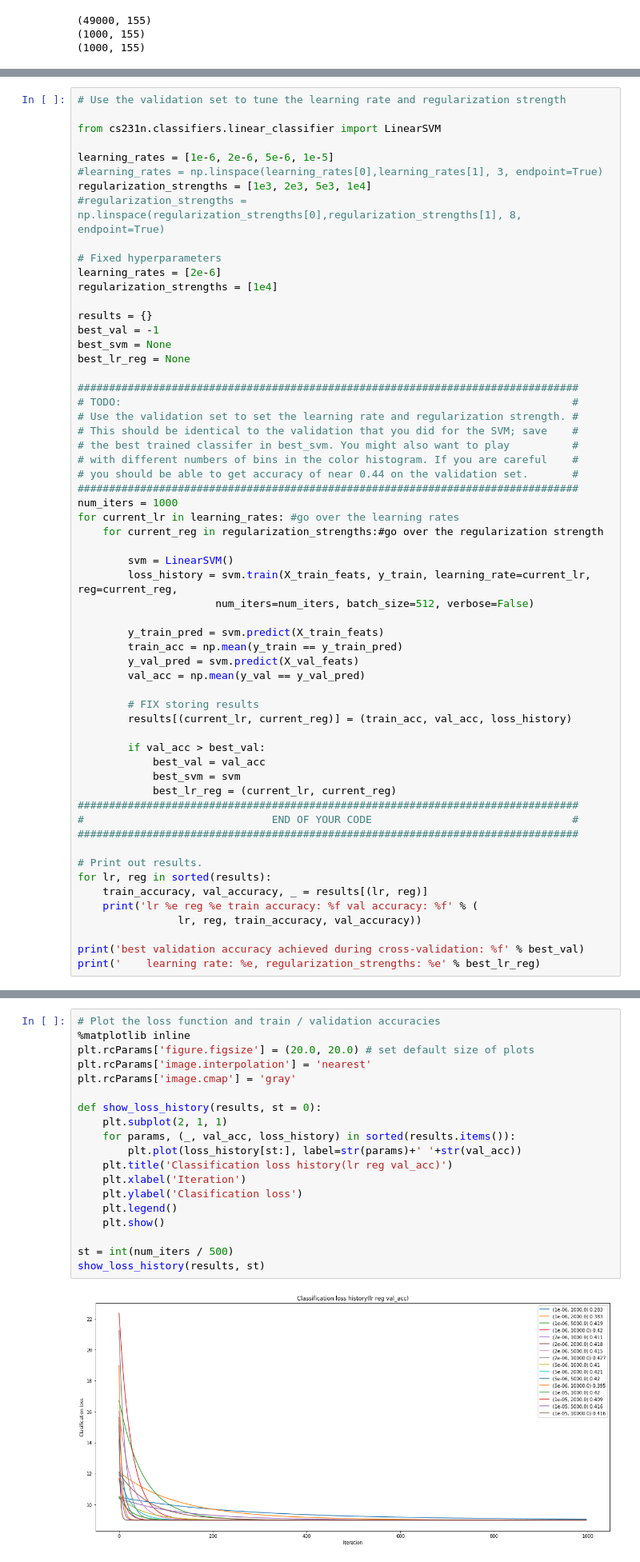
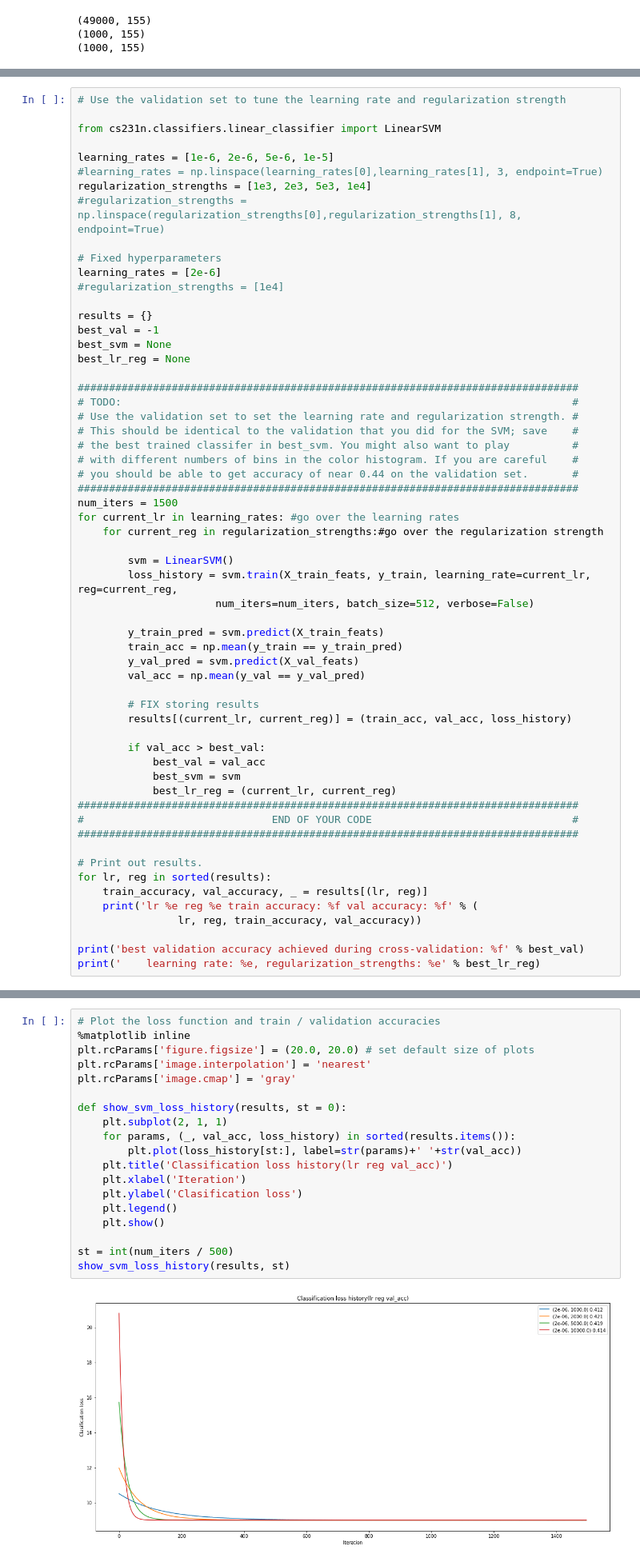
Before and after one commit to jundanl/CS231n_2018, a Jupyter notebook: assignment1/features.ipynb, the cells around one changed output, grey strips where cells are left out. Shown at 80% size. Saved outputs shown, nothing was run; the diff lists cells and outputs as text.

```diff
--- a/assignment1/features.ipynb
+++ b/assignment1/features.ipynb
@@ -141,7 +141,7 @@ regularization_strengths = [1e3, 2e3, 5e3, 1e4]
 
 # Fixed hyperparameters
 learning_rates = [2e-6]
-regularization_strengths = [1e4]
+#regularization_strengths = [1e4]
 
 results = {}
 best_val = -1
@@ -156,7 +156,7 @@ best_lr_reg = None
 # with different numbers of bins in the color histogram. If you are careful    #
 # you should be able to get accuracy of near 0.44 on the validation set.       #
 ################################################################################
-num_iters = 1000
+num_iters = 1500
 for current_lr in learning_rates: #go over the learning rates
     for current_reg in regularization_strengths:#go over the regularization strength
 
@@ -210,24 +198,24 @@ best validation accuracy achieved during cross-validation: 0.427000
 # %%
 # Plot the loss function and train / validation accuracies
 %matplotlib inline
 plt.rcParams['figure.figsize'] = (20.0, 20.0) # set default size of plots
 plt.rcParams['image.interpolation'] = 'nearest'
 plt.rcParams['image.cmap'] = 'gray'
 
-def show_loss_history(results, st = 0):
+def show_svm_loss_history(results, st = 0):
     plt.subplot(2, 1, 1)
     for params, (_, val_acc, loss_history) in sorted(results.items()):
         plt.plot(loss_history[st:], label=str(params)+' '+str(val_acc))
     plt.title('Classification loss history(lr reg val_acc)')
     plt.xlabel('Iteration')
     plt.ylabel('Clasification loss')
     plt.legend()
     plt.show()
 
 st = int(num_iters / 500)
-show_loss_history(results, st)
+show_svm_loss_history(results, st)
 # %% [output]
-[figure, old version]
+[figure, new version]
 # %%
 #train best model deeply
 import copy
```
Also changed, not shown: parts of 11 cells of this notebook.
